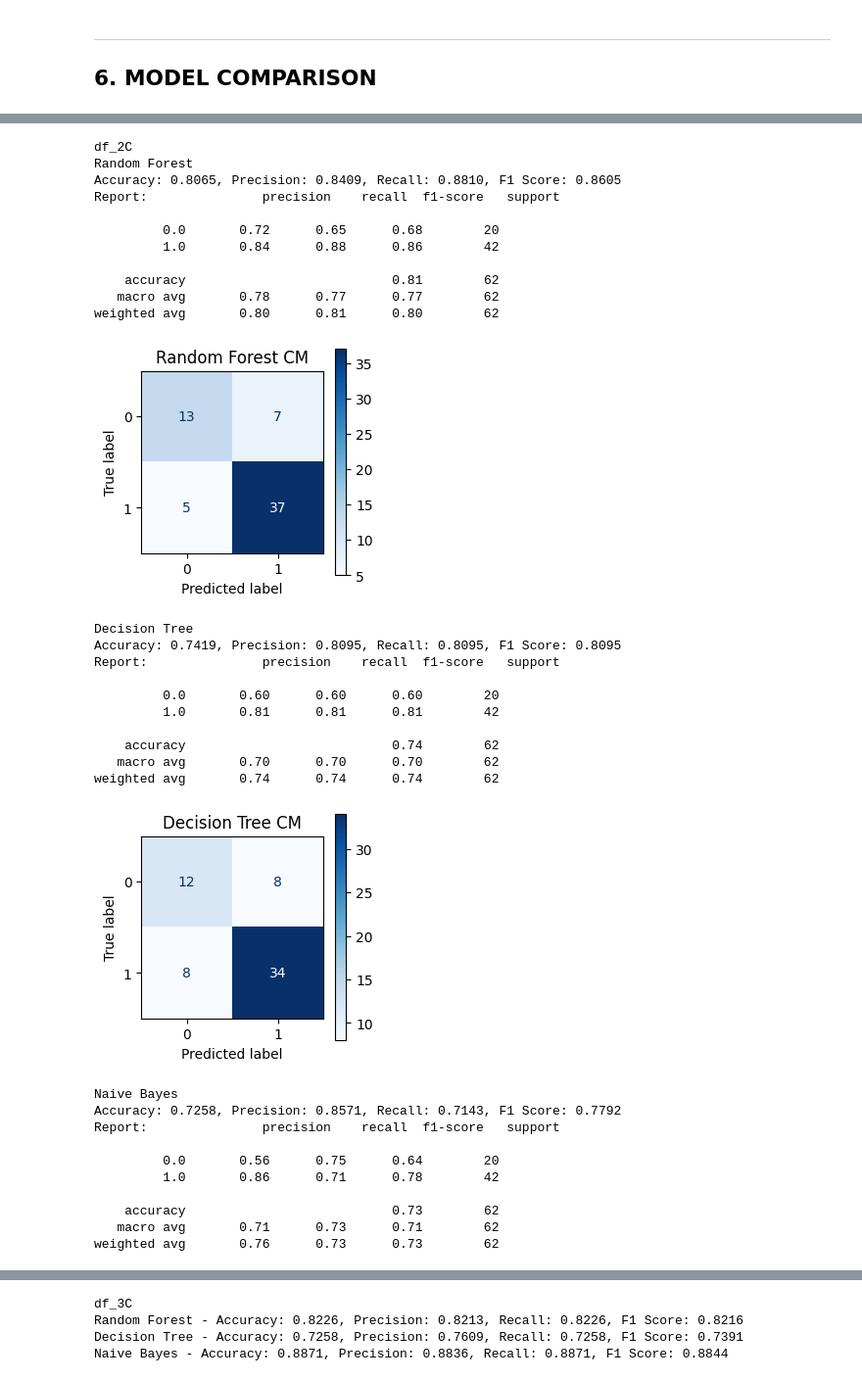
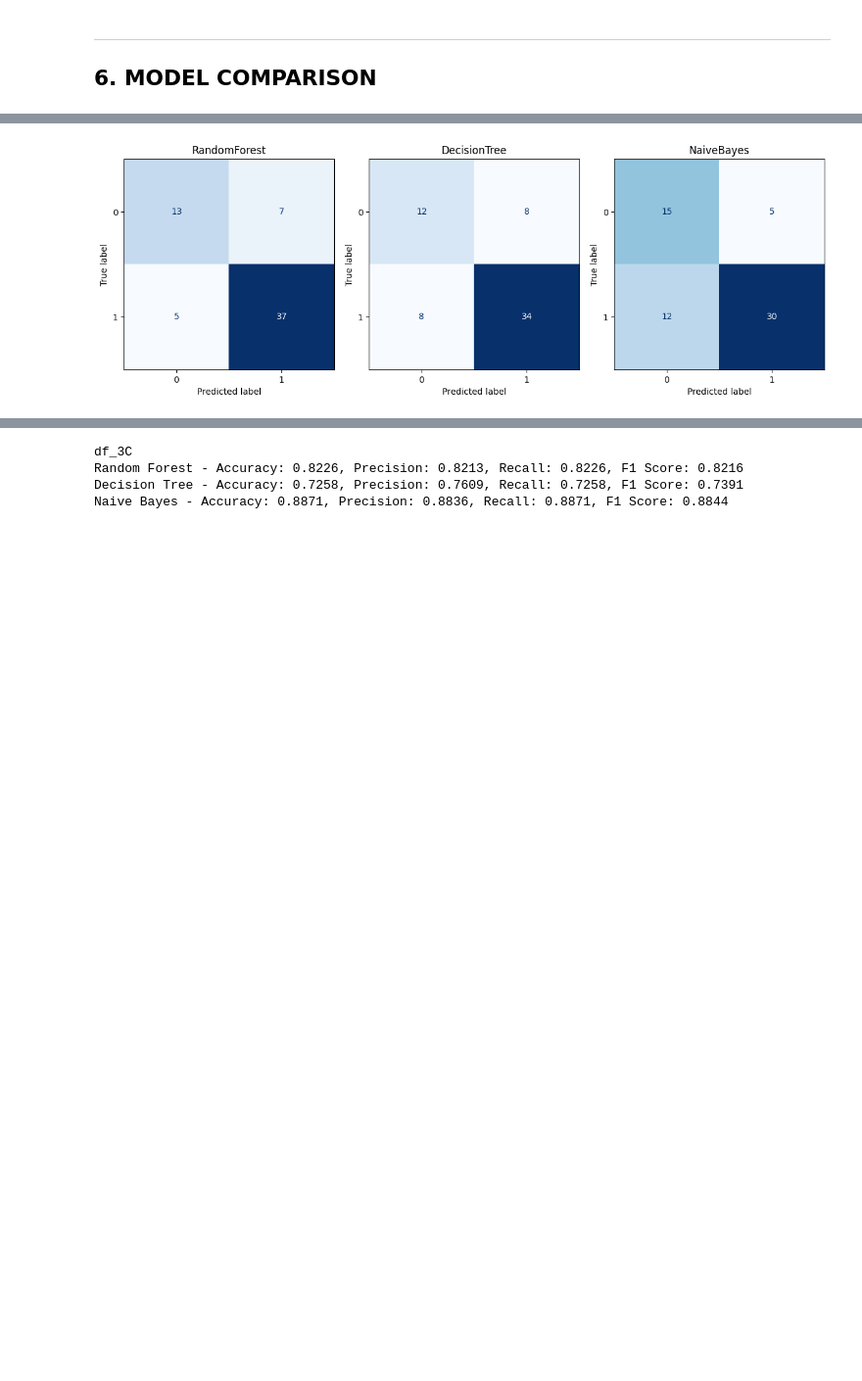
Before and after one commit to keenechung/orthopedic-patient-classifier, a Jupyter notebook: model.ipynb, the cells around one changed output, grey strips where cells are left out. Shown: that part at 98% size. Cells and saved outputs as stored; diff of their text form; code cells hidden in the pictures; blank space fills up the shorter version.

```diff
--- a/model.ipynb
+++ b/model.ipynb
@@ -357,6 +379,6 @@ print(X_train_3C.shape, y_train_3C.shape, X_test_3C.shape, y_test_3C.shape)
 # %%
-rf_pipeline_2C.fit(X_train_2C, y_train_2C)
-y_pred_rf_2C = rf_pipeline_2C.predict(X_test_2C)
+rf_model_2C.fit(X_train_2C, y_train_2C)
+y_pred_rf_2C = rf_model_2C.predict(X_test_2C)
 accuracy_score(y_test_2C, y_pred_rf_2C)
 # %% [output]
 0.8064516129032258
@@ -373,8 +395,8 @@ accuracy_score(y_test_3C, y_pred_rf_3C)
 # %% [markdown]
 #### df_2C
 # %%
-dt_pipeline_2C.fit(X_train_2C, y_train_2C)
-y_pred_dt_2C = dt_pipeline_2C.predict(X_test_2C)
+dt_model_2C.fit(X_train_2C, y_train_2C)
+y_pred_dt_2C = dt_model_2C.predict(X_test_2C)
 accuracy_score(y_test_2C, y_pred_dt_2C)
 # %% [output]
 0.7419354838709677
@@ -410,0 +435,11 @@ accuracy_score(y_test_3C, y_pred_nb_3C)
+# %%
+print("\ndf_2C")
+for model, y_pred, y_test in zip(
+    ['RandomForest', 'DecisionTree', 'NaiveBayes'],
+    [y_pred_rf_2C, y_pred_dt_2C, y_pred_nb_2C],
+    [y_test_2C, y_test_2C, y_test_2C]
+):
+    print(f"{model} - Accuracy: {accuracy_score(y_test, y_pred):.4f}, "
+          f"Precision: {precision_score(y_test, y_pred):.4f}, "
+          f"Recall: {recall_score(y_test, y_pred):.4f}, "
+          f"F1 Score: {f1_score(y_test, y_pred):.4f}")
@@ -411,52 +476,15 @@ accuracy_score(y_test_3C, y_pred_nb_3C)
 # %%
-print("\ndf_2C")
-for model, y_pred, y_test in zip(
-    ['Random Forest', 'Decision Tree', 'Naive Bayes'],
-    [y_pred_rf_2C, y_pred_dt_2C, y_pred_nb_2C],
-    [y_test_2C, y_test_2C, y_test_2C]
-):
-    print(f"{model}\nAccuracy: {accuracy_score(y_test, y_pred):.4f}, "
-          f"Precision: {precision_score(y_test, y_pred):.4f}, "
-          f"Recall: {recall_score(y_test, y_pred):.4f}, "
-          f"F1 Score: {f1_score(y_test, y_pred):.4f}"
-          f"\nReport: {classification_report(y_test, y_pred)}")
+models = ['RandomForest', 'DecisionTree', 'NaiveBayes']
+preds = [y_pred_rf_2C, y_pred_dt_2C, y_pred_nb_2C]
+tests = [y_test_2C, y_test_2C, y_test_2C]
+
+fig, axs = plt.subplots(1, 3, figsize=(12, 4))  # 1 row, 3 columns
+for ax, model, y_pred, y_test in zip(axs, models, preds, tests):
     disp = ConfusionMatrixDisplay(confusion_matrix=confusion_matrix(y_test, y_pred))
-    fig, ax = plt.subplots(figsize=(3, 3))
-    disp.plot(ax=ax, cmap='Blues', values_format='d')
-    ax.set_title(f"{model} CM")
-    plt.grid(False)
-    plt.show()
+    disp.plot(ax=ax, cmap='Blues', values_format='d', colorbar=False)
+    ax.set_title(model)
+    ax.grid(False)
+plt.tight_layout()
+plt.show()
 # %% [output]
-df_2C
-Random Forest
-Accuracy: 0.8065, Precision: 0.8409, Recall: 0.8810, F1 Score: 0.8605
-Report:               precision    recall  f1-score   support
-
-         0.0       0.72      0.65      0.68        20
-         1.0       0.84      0.88      0.86        42
-
-    accuracy                           0.81        62
-   macro avg       0.78      0.77      0.77        62
-weighted avg       0.80      0.81      0.80        62
-[figure, old version]
+[figure, new version]
-Decision Tree
-Accuracy: 0.7419, Precision: 0.8095, Recall: 0.8095, F1 Score: 0.8095
-Report:               precision    recall  f1-score   support
-
-         0.0       0.60      0.60      0.60        20
-         1.0       0.81      0.81      0.81        42
-
-    accuracy                           0.74        62
-   macro avg       0.70      0.70      0.70        62
-weighted avg       0.74      0.74      0.74        62
-[figure, removed]
-Naive Bayes
-Accuracy: 0.7258, Precision: 0.8571, Recall: 0.7143, F1 Score: 0.7792
-Report:               precision    recall  f1-score   support
-
-         0.0       0.56      0.75      0.64        20
-         1.0       0.86      0.71      0.78        42
-
-    accuracy                           0.73        62
-   macro avg       0.71      0.73      0.71        62
-weighted avg       0.76      0.73      0.73        62
```
Also changed, not shown: parts of 32 cells of this notebook.
